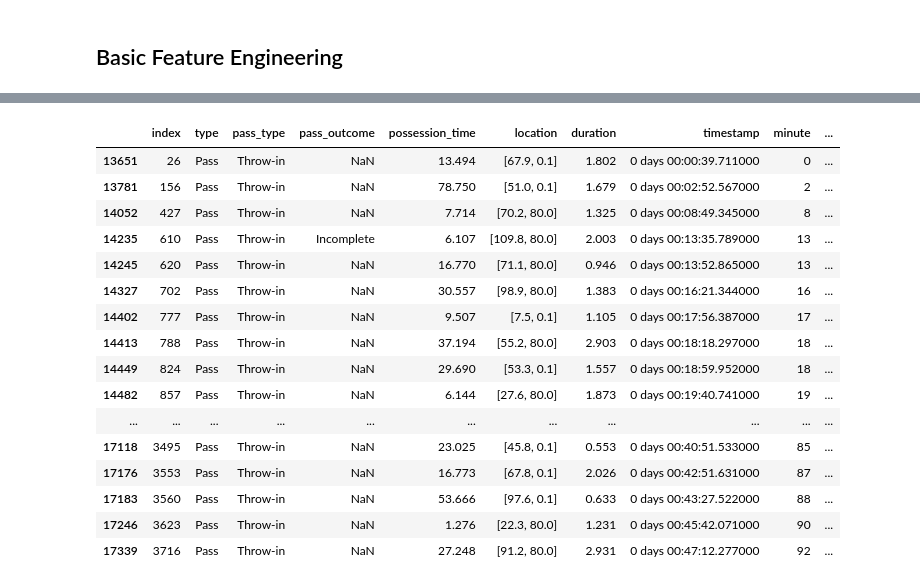
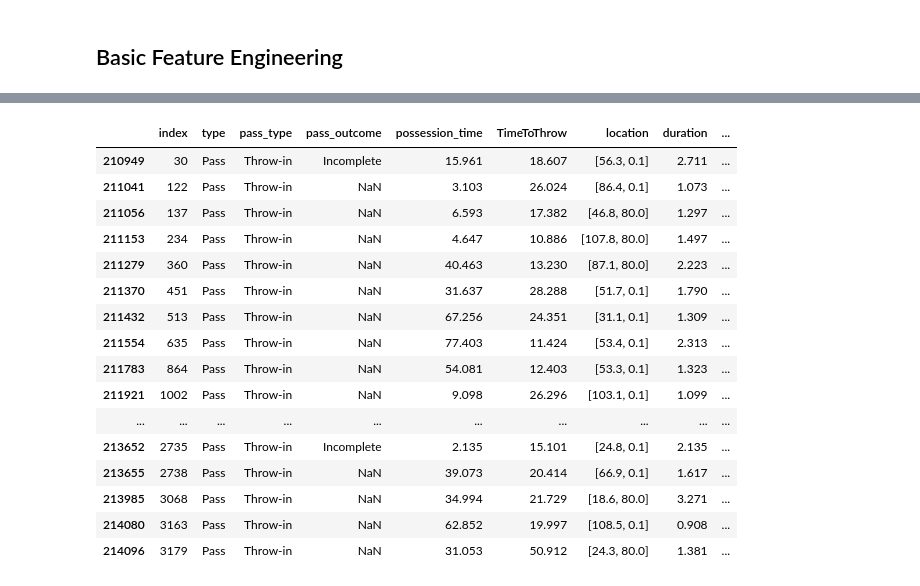
Before and after one commit to hwillif/Throw-in-Project, a Jupyter notebook: Throw-in Project - Jimenez.ipynb, the cells around one changed output, grey strips where cells are left out. Saved outputs shown, nothing was run; the diff lists cells and outputs as text; code cells hidden in the pictures.

```diff
--- a/Throw-in Project - Jimenez.ipynb
+++ b/Throw-in Project - Jimenez.ipynb
@@ -26,12 +34,12 @@ import math
 import warnings
 warnings.filterwarnings("ignore")
 # %%
-# 2020/2021 Women's Super League (Prem for females)
-WomenSL = sb.matches(competition_id=37, season_id=90)
+# 2015/2016 Premier League Matches
+Prem = sb.matches(competition_id=2, season_id=27)
 
 # Print cols + head
-print(WomenSL.columns)
-WomenSL.sort_values(by='match_week', ascending=True).head()
+print(Prem.columns)
+Prem.sort_values(by='match_week', ascending=True).head()
 # %% [output]
 Index(['match_id', 'match_date', 'kick_off', 'competition', 'season',
        'home_team', 'away_team', 'home_score', 'away_score', 'match_status',
@@ -211,10 +171,20 @@ events_df = events_df.merge(
     how='left'
 )
 
+# Create new TimeToThrow column, duration for each throw-in event only captures time it took for ball to get the target, not time taken to throw
+
+throw_idx = events_df[events_df['pass_type'] == 'Throw-in'].index # Indices of throw-in events
+
+# Compute time difference using position-based indexing
+events_df.loc[throw_idx, 'TimeToThrow'] = (
+    (events_df['timestamp'].iloc[throw_idx].values - events_df['timestamp'].iloc[throw_idx - 1].values)
+    / np.timedelta64(1, 's')  # convert to seconds
+)
+
+events_df['TimeToThrow'] = events_df['TimeToThrow'].round(3) # Round to 3 decimal places
+
 # Useless columns for possession retention modeling
 cols_to_remove = [
-    # Match info – all values are useless
-    'season', 'competition', 'match_date', 'match_week', 'home_team', 'away_team',
 
     # Substitution specifics – irrelevant, whether or not a sub occurs captured in "type" col
     'substitution_replacement', 'substitution_replacement_id', 'substitution_outcome_id', 'substitution_outcome',
@@ -279,49 +296,50 @@ events_df_clean.head(10)
 # %%
 # Only the first match of the season (Villa vs City), sorted by index (chronologically), and only plays related to throw-ins
-ThrowsVillaVsCity = (events_df_clean[events_df_clean['match_id'] == 3764234]
+ThrowsLeicesterVsEverton = (events_df_clean[events_df_clean['match_id'] == 3754033]
                      .sort_values(by='index')
                      .query("pass_type == 'Throw-in'"))
 
 # Selecting cols that I want displayed first
 Imp_cols = [
     'index',
     'type',
     'pass_type',
     'pass_outcome',
     'possession_time',
+    'TimeToThrow',
     'location',
     'duration',
     'timestamp',
     'minute',
     'second',
     'team',
     'pass_angle',
     'pass_end_location',
     'carry_end_location',
     'pass_length',
     'location',
     'goalkeeper_type_outcome'
 ]
 
 # Display
-ThrowsVillaVsCity[Imp_cols + [c for c in ThrowsVillaVsCity.columns if c not in Imp_cols]]
+ThrowsLeicesterVsEverton[Imp_cols + [c for c in ThrowsLeicesterVsEverton.columns if c not in Imp_cols]]
 # %% [output]
-|  | index | type | pass_type | pass_outcome | possession_time | location | duration | timestamp | minute | ... |
-| 13651 | 26 | Pass | Throw-in | NaN | 13.494 | [67.9, 0.1] | 1.802 | 0 days 00:00:39.711000 | 0 | ... |
-| 13781 | 156 | Pass | Throw-in | NaN | 78.750 | [51.0, 0.1] | 1.679 | 0 days 00:02:52.567000 | 2 | ... |
-| 14052 | 427 | Pass | Throw-in | NaN | 7.714 | [70.2, 80.0] | 1.325 | 0 days 00:08:49.345000 | 8 | ... |
-| 14235 | 610 | Pass | Throw-in | Incomplete | 6.107 | [109.8, 80.0] | 2.003 | 0 days 00:13:35.789000 | 13 | ... |
-| 14245 | 620 | Pass | Throw-in | NaN | 16.770 | [71.1, 80.0] | 0.946 | 0 days 00:13:52.865000 | 13 | ... |
-| 14327 | 702 | Pass | Throw-in | NaN | 30.557 | [98.9, 80.0] | 1.383 | 0 days 00:16:21.344000 | 16 | ... |
-| 14402 | 777 | Pass | Throw-in | NaN | 9.507 | [7.5, 0.1] | 1.105 | 0 days 00:17:56.387000 | 17 | ... |
-| 14413 | 788 | Pass | Throw-in | NaN | 37.194 | [55.2, 80.0] | 2.903 | 0 days 00:18:18.297000 | 18 | ... |
-| 14449 | 824 | Pass | Throw-in | NaN | 29.690 | [53.3, 0.1] | 1.557 | 0 days 00:18:59.952000 | 18 | ... |
-| 14482 | 857 | Pass | Throw-in | NaN | 6.144 | [27.6, 80.0] | 1.873 | 0 days 00:19:40.741000 | 19 | ... |
-| ... | ... | ... | ... | ... | ... | ... | ... | ... | ... | ... |
-| 17118 | 3495 | Pass | Throw-in | NaN | 23.025 | [45.8, 0.1] | 0.553 | 0 days 00:40:51.533000 | 85 | ... |
-| 17176 | 3553 | Pass | Throw-in | NaN | 16.773 | [67.8, 0.1] | 2.026 | 0 days 00:42:51.631000 | 87 | ... |
-| 17183 | 3560 | Pass | Throw-in | NaN | 53.666 | [97.6, 0.1] | 0.633 | 0 days 00:43:27.522000 | 88 | ... |
-| 17246 | 3623 | Pass | Throw-in | NaN | 1.276 | [22.3, 80.0] | 1.231 | 0 days 00:45:42.071000 | 90 | ... |
-| 17339 | 3716 | Pass | Throw-in | NaN | 27.248 | [91.2, 80.0] | 2.931 | 0 days 00:47:12.277000 | 92 | ... |
+|  | index | type | pass_type | pass_outcome | possession_time | TimeToThrow | location | duration | ... |
+| 210949 | 30 | Pass | Throw-in | Incomplete | 15.961 | 18.607 | [56.3, 0.1] | 2.711 | ... |
+| 211041 | 122 | Pass | Throw-in | NaN | 3.103 | 26.024 | [86.4, 0.1] | 1.073 | ... |
+| 211056 | 137 | Pass | Throw-in | NaN | 6.593 | 17.382 | [46.8, 80.0] | 1.297 | ... |
+| 211153 | 234 | Pass | Throw-in | NaN | 4.647 | 10.886 | [107.8, 80.0] | 1.497 | ... |
+| 211279 | 360 | Pass | Throw-in | NaN | 40.463 | 13.230 | [87.1, 80.0] | 2.223 | ... |
+| 211370 | 451 | Pass | Throw-in | NaN | 31.637 | 28.288 | [51.7, 0.1] | 1.790 | ... |
+| 211432 | 513 | Pass | Throw-in | NaN | 67.256 | 24.351 | [31.1, 0.1] | 1.309 | ... |
+| 211554 | 635 | Pass | Throw-in | NaN | 77.403 | 11.424 | [53.4, 0.1] | 2.313 | ... |
+| 211783 | 864 | Pass | Throw-in | NaN | 54.081 | 12.403 | [53.3, 0.1] | 1.323 | ... |
+| 211921 | 1002 | Pass | Throw-in | NaN | 9.098 | 26.296 | [103.1, 0.1] | 1.099 | ... |
+| ... | ... | ... | ... | ... | ... | ... | ... | ... | ... |
+| 213652 | 2735 | Pass | Throw-in | Incomplete | 2.135 | 15.101 | [24.8, 0.1] | 2.135 | ... |
+| 213655 | 2738 | Pass | Throw-in | NaN | 39.073 | 20.414 | [66.9, 0.1] | 1.617 | ... |
+| 213985 | 3068 | Pass | Throw-in | NaN | 34.994 | 21.729 | [18.6, 80.0] | 3.271 | ... |
+| 214080 | 3163 | Pass | Throw-in | NaN | 62.852 | 19.997 | [108.5, 0.1] | 0.908 | ... |
+| 214096 | 3179 | Pass | Throw-in | NaN | 31.053 | 50.912 | [24.3, 80.0] | 1.381 | ... |
 # %% [markdown]
 # Throws + Games Dataframes Creation
```
Also changed, not shown: parts of 20 cells of this notebook.
